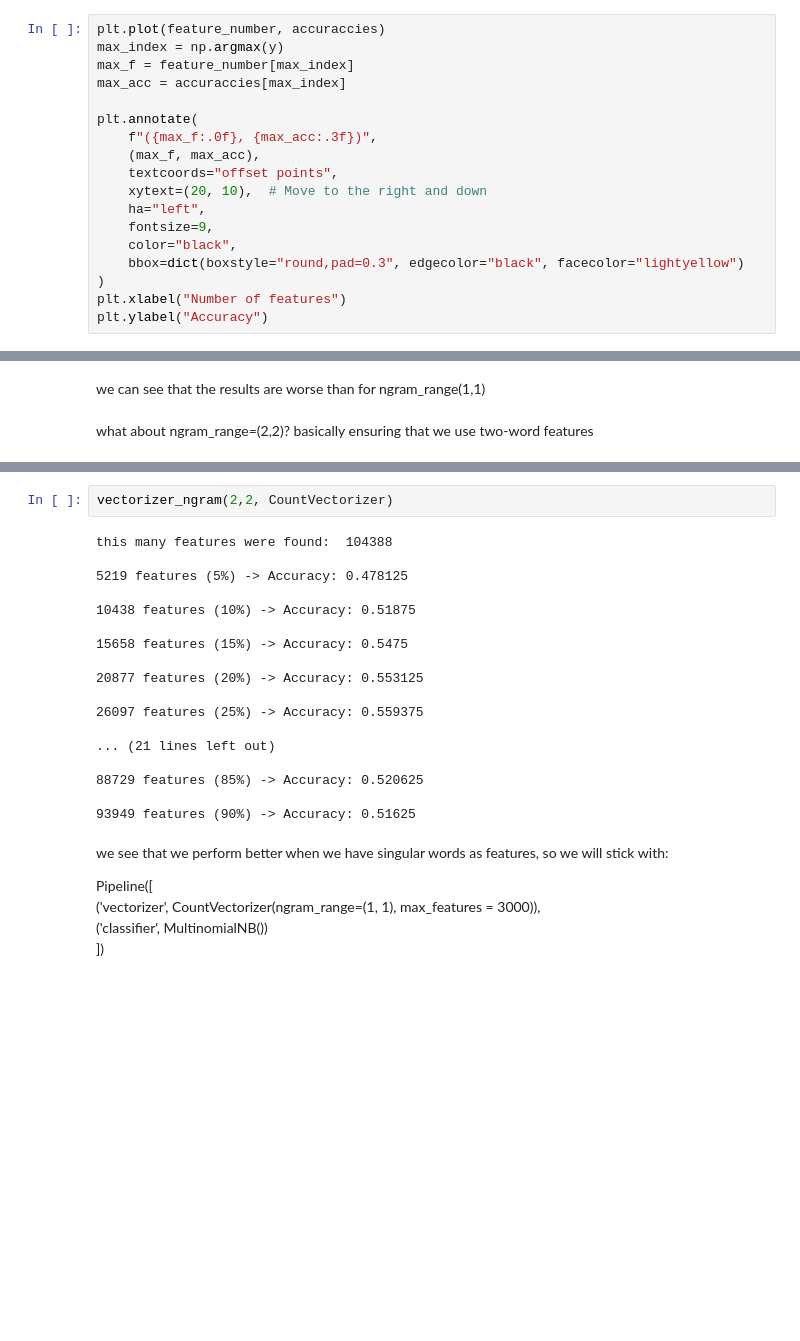
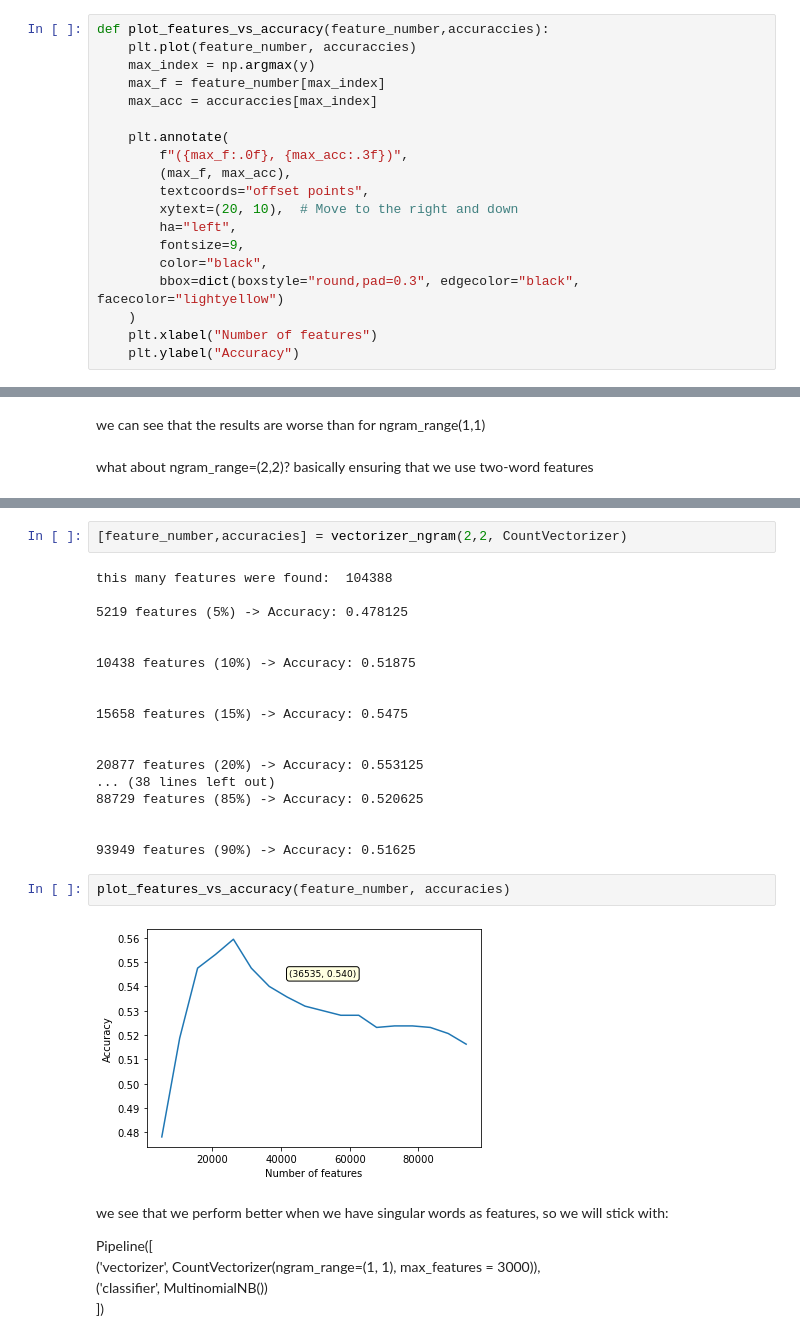
Before and after one commit to michalwietecki/text-emotion-classification, a Jupyter notebook: classification.ipynb, the cells around one changed output, grey strips where cells are left out. Drawn from its saved outputs; the diff is of its cells as text; blank space fills up the shorter version.

Commit message:
changed afew  functions to enable  plotting, function for plotting

```diff
--- a/classification.ipynb
+++ b/classification.ipynb
@@ -442,20 +442,21 @@ weighted avg       0.77      0.72      0.70      1600
 Accuracy: 0.724375
 for max_fearures=14500
 # %%
-plt.plot(feature_number, accuraccies)
-max_index = np.argmax(y)
-max_f = feature_number[max_index]
-max_acc = accuraccies[max_index]
+def plot_features_vs_accuracy(feature_number,accuraccies):
+    plt.plot(feature_number, accuraccies)
+    max_index = np.argmax(y)
+    max_f = feature_number[max_index]
+    max_acc = accuraccies[max_index]
 
-plt.annotate(
-    f"({max_f:.0f}, {max_acc:.3f})",
-    (max_f, max_acc),
-    textcoords="offset points",
-    xytext=(20, 10),  # Move to the right and down
-    ha="left",
-    fontsize=9,
-    color="black",
-    bbox=dict(boxstyle="round,pad=0.3", edgecolor="black", facecolor="lightyellow")
-)
-plt.xlabel("Number of features")
-plt.ylabel("Accuracy")
+    plt.annotate(
+        f"({max_f:.0f}, {max_acc:.3f})",
+        (max_f, max_acc),
+        textcoords="offset points",
+        xytext=(20, 10),  # Move to the right and down
+        ha="left",
+        fontsize=9,
+        color="black",
+        bbox=dict(boxstyle="round,pad=0.3", edgecolor="black", facecolor="lightyellow")
+    )
+    plt.xlabel("Number of features")
+    plt.ylabel("Accuracy")
@@ -548,23 +550,27 @@ def vectorizer_ngram(from_, to_,vectorizer):
 # %%
-vectorizer_ngram(2,2, CountVectorizer)
+[feature_number,accuracies] = vectorizer_ngram(2,2, CountVectorizer)
 # %% [output]
 this many features were found:  104388
 
 5219 features (5%) -> Accuracy: 0.478125
 
+
 10438 features (10%) -> Accuracy: 0.51875
+
 
 15658 features (15%) -> Accuracy: 0.5475
 
+
 20877 features (20%) -> Accuracy: 0.553125
-
-26097 features (25%) -> Accuracy: 0.559375
-
-... (21 lines left out)
-
+... (38 lines left out)
 88729 features (85%) -> Accuracy: 0.520625
 
+
 93949 features (90%) -> Accuracy: 0.51625
+# %%
+plot_features_vs_accuracy(feature_number, accuracies)
+# %% [output]
+[figure, added]
 # %% [markdown]
 we see that we perform better when we have singular words as features, so we will stick with:
 
```
Also changed, not shown: parts of 13 cells of this notebook.
